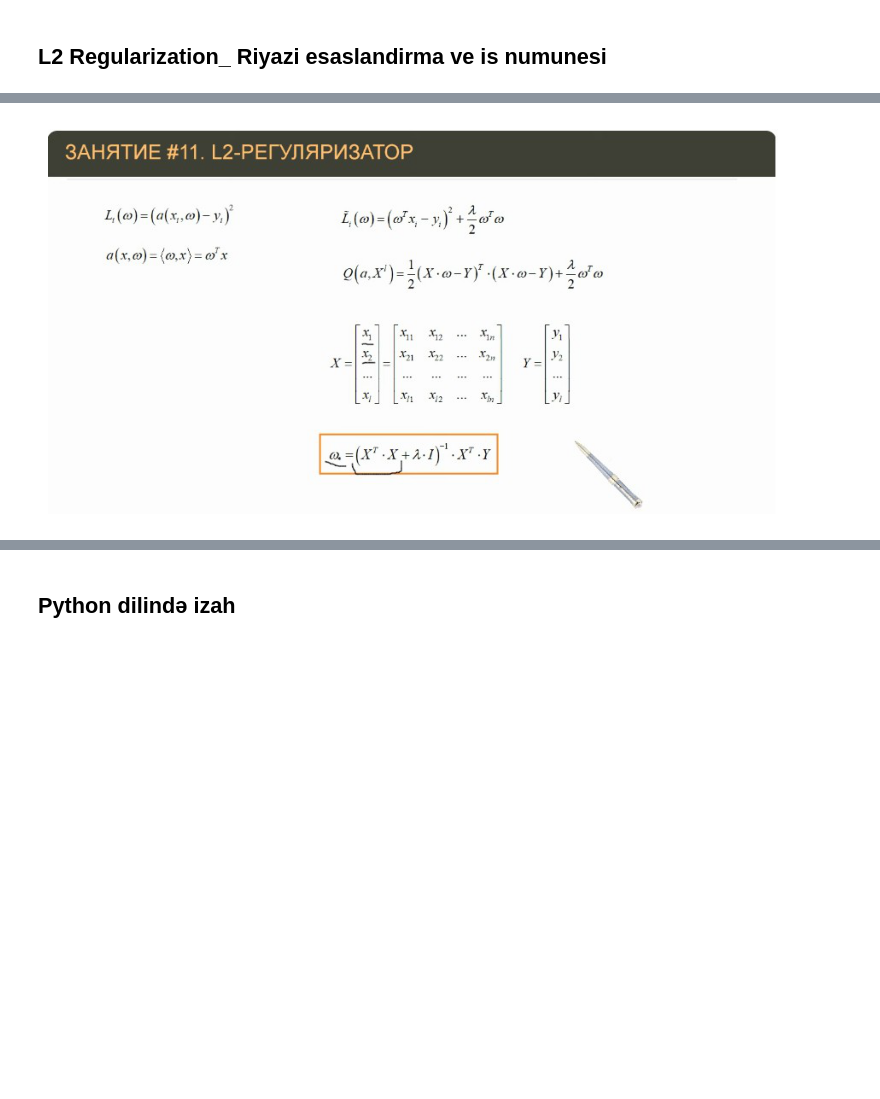
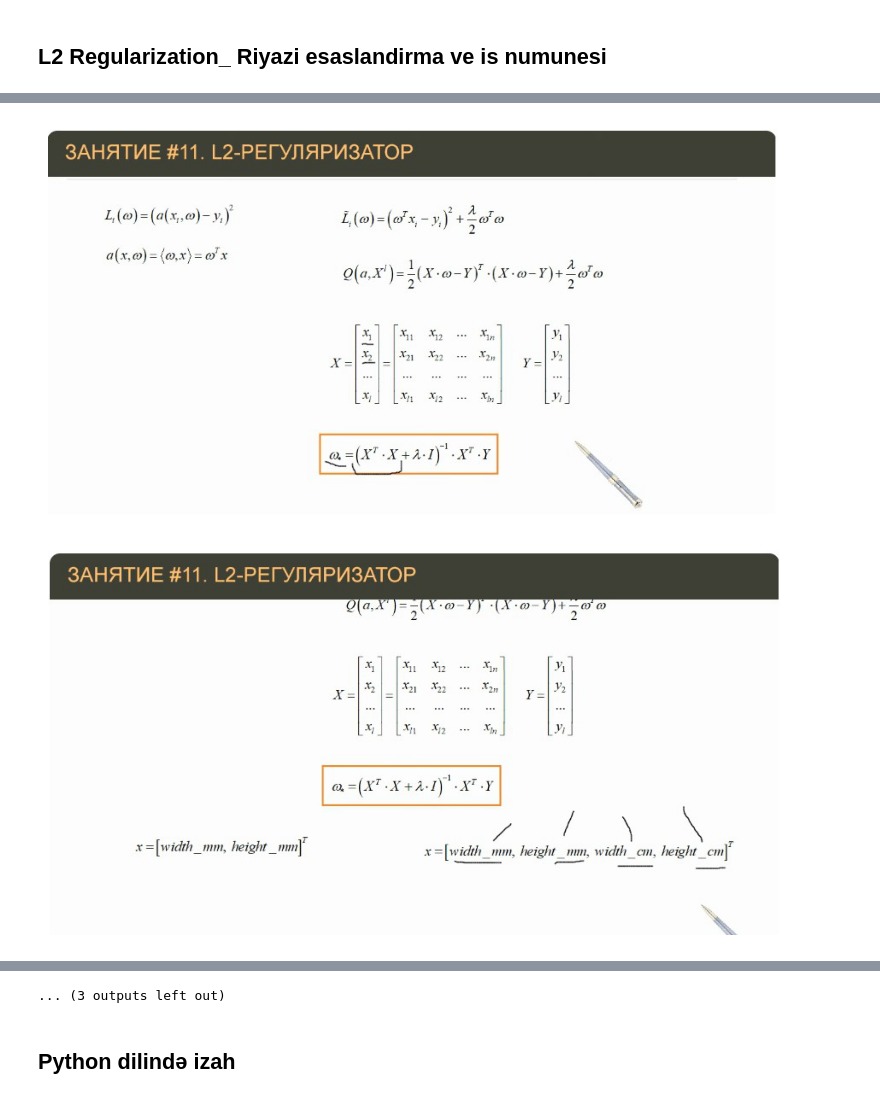
Before and after one commit to idrakseyfullayev/Selfedu_Machine_Learning, a Jupyter notebook: ML__11_L2 Regularization_ Riyazi esaslandirma ve is numunesi.ipynb, the cells around one changed output, grey strips where cells are left out. Cells and saved outputs as stored; diff of their text form; code cells hidden in the pictures; blank space fills up the shorter version.

```diff
--- a/ML__11_L2 Regularization_ Riyazi esaslandirma ve is numunesi.ipynb
+++ b/ML__11_L2 Regularization_ Riyazi esaslandirma ve is numunesi.ipynb
@@ -856,31 +1027,32 @@ base_path = r'C:\Users\dell\Desktop\Selfedu\Pictures\L2_Regul_'
 
 # Şəkilləri saxlayacağımız siyahı
 image_list = []
 
 # 1-dən 5-ə qədər olan şəkilləri dövr ilə açırıq
-for i in range(1, 11):  # 1-dən 5-ə qədər
+for i in range(1, 16):  # 1-dən 5-ə qədər
     full_path = f'{base_path}{i}.jpg'  # Fayl yolunu dinamik olaraq yaradırıq
     img = Image.open(full_path)
     image_list.append(img)  # Şəkili siyahıya əlavə edirik
 
 # Nəticə: images siyahısında bütün yüklənmiş şəkillər olacaq
 
 import matplotlib.pyplot as plt
 
 # Şəkilləri göstərin
 for image in image_list:
     plt.figure(figsize=(25, 5))  # Şəkilin ölçüsü
     plt.imshow(image)
     plt.axis('off')  # Oxları gizlətmək üçün
     plt.show()
 # %% [output]
 [figure]
 [figure]
 [figure]
 [figure]
 [figure]
 [figure]
 [figure]
 [figure]
 [figure]
 [figure]
+[figure, added]
@@ -887,3 +1060,4 @@ for image in image_list:
+... (3 outputs left out)
 # %% [markdown]
 ## Python dilində  izah
 # %%
```
Also changed, not shown: parts of 12 cells of this notebook, 3 other files.
